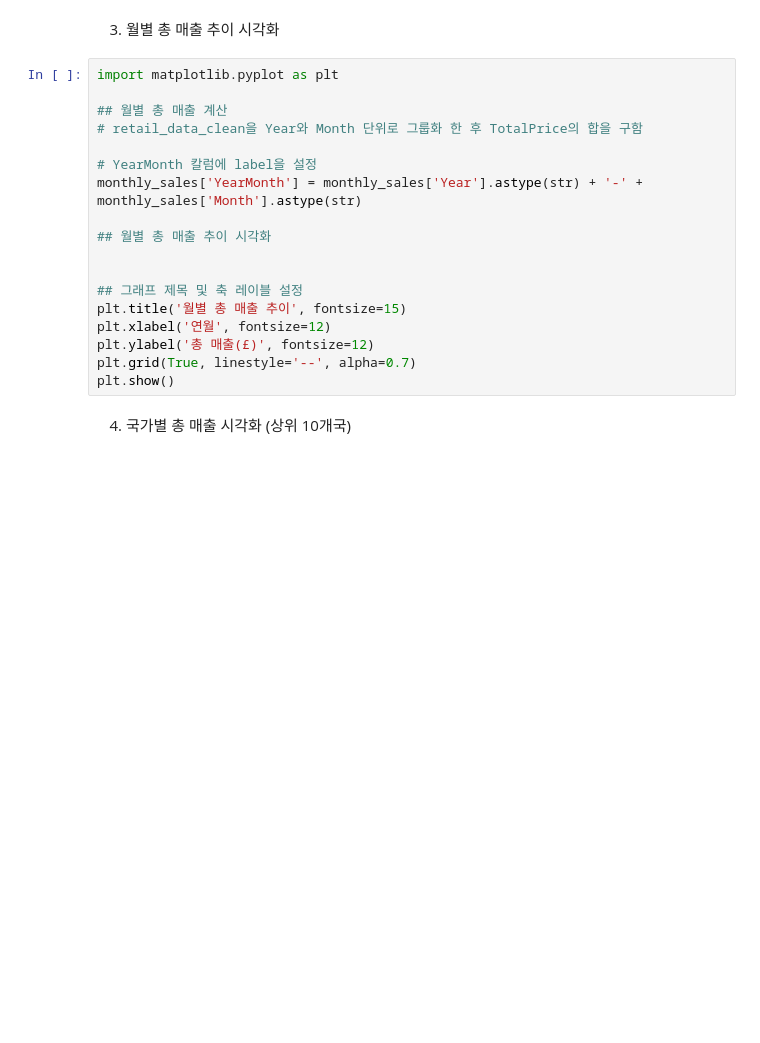
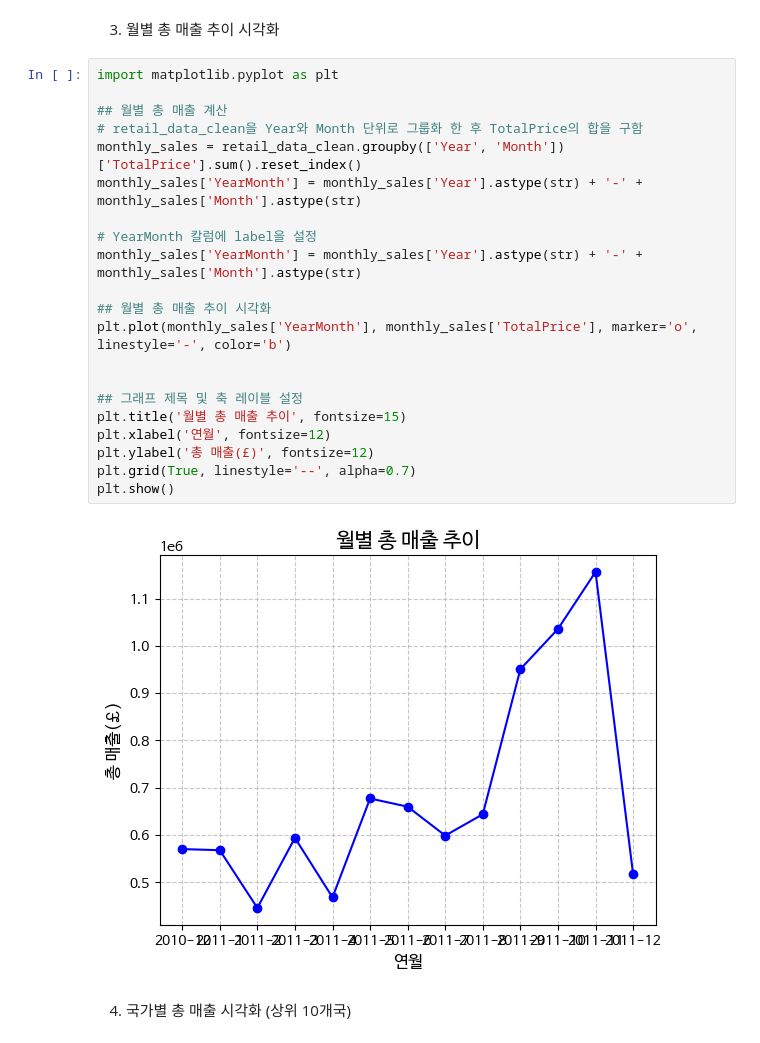
Before and after one commit to cowboy779/202509_DataAnalysis, a Jupyter notebook: 오픈소스_데이터_분석_10강.ipynb, the cells around one changed output. Drawn from its saved outputs; the diff is of its cells as text; blank space fills up the shorter version.

```diff
--- a/오픈소스_데이터_분석_10강.ipynb
+++ b/오픈소스_데이터_분석_10강.ipynb
@@ -458,21 +500,26 @@ print(retail_data_clean.head())
 # %%
 import matplotlib.pyplot as plt
 
 ## 월별 총 매출 계산
 # retail_data_clean을 Year와 Month 단위로 그룹화 한 후 TotalPrice의 합을 구함
+monthly_sales = retail_data_clean.groupby(['Year', 'Month'])['TotalPrice'].sum().reset_index()
+monthly_sales['YearMonth'] = monthly_sales['Year'].astype(str) + '-' + monthly_sales['Month'].astype(str)
 
 # YearMonth 칼럼에 label을 설정
 monthly_sales['YearMonth'] = monthly_sales['Year'].astype(str) + '-' + monthly_sales['Month'].astype(str)
 
 ## 월별 총 매출 추이 시각화
+plt.plot(monthly_sales['YearMonth'], monthly_sales['TotalPrice'], marker='o', linestyle='-', color='b')
 
 
 ## 그래프 제목 및 축 레이블 설정
 plt.title('월별 총 매출 추이', fontsize=15)
 plt.xlabel('연월', fontsize=12)
 plt.ylabel('총 매출(£)', fontsize=12)
 plt.grid(True, linestyle='--', alpha=0.7)
 plt.show()
+# %% [output]
+[figure, added]
 # %% [markdown]
 4. 국가별 총 매출 시각화 (상위 10개국)
 # %%
```
Also changed, not shown: parts of 6 cells of this notebook.
